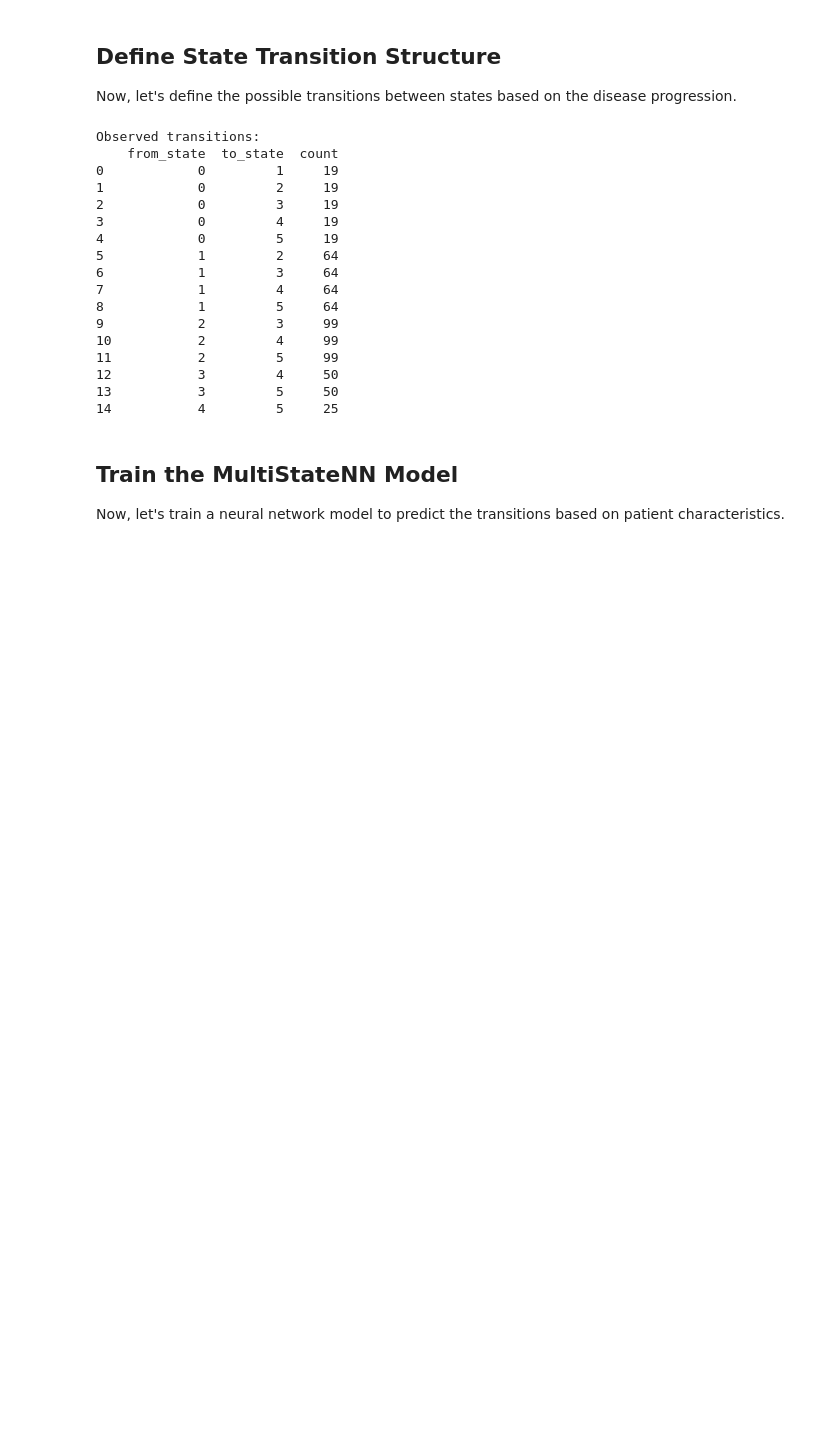
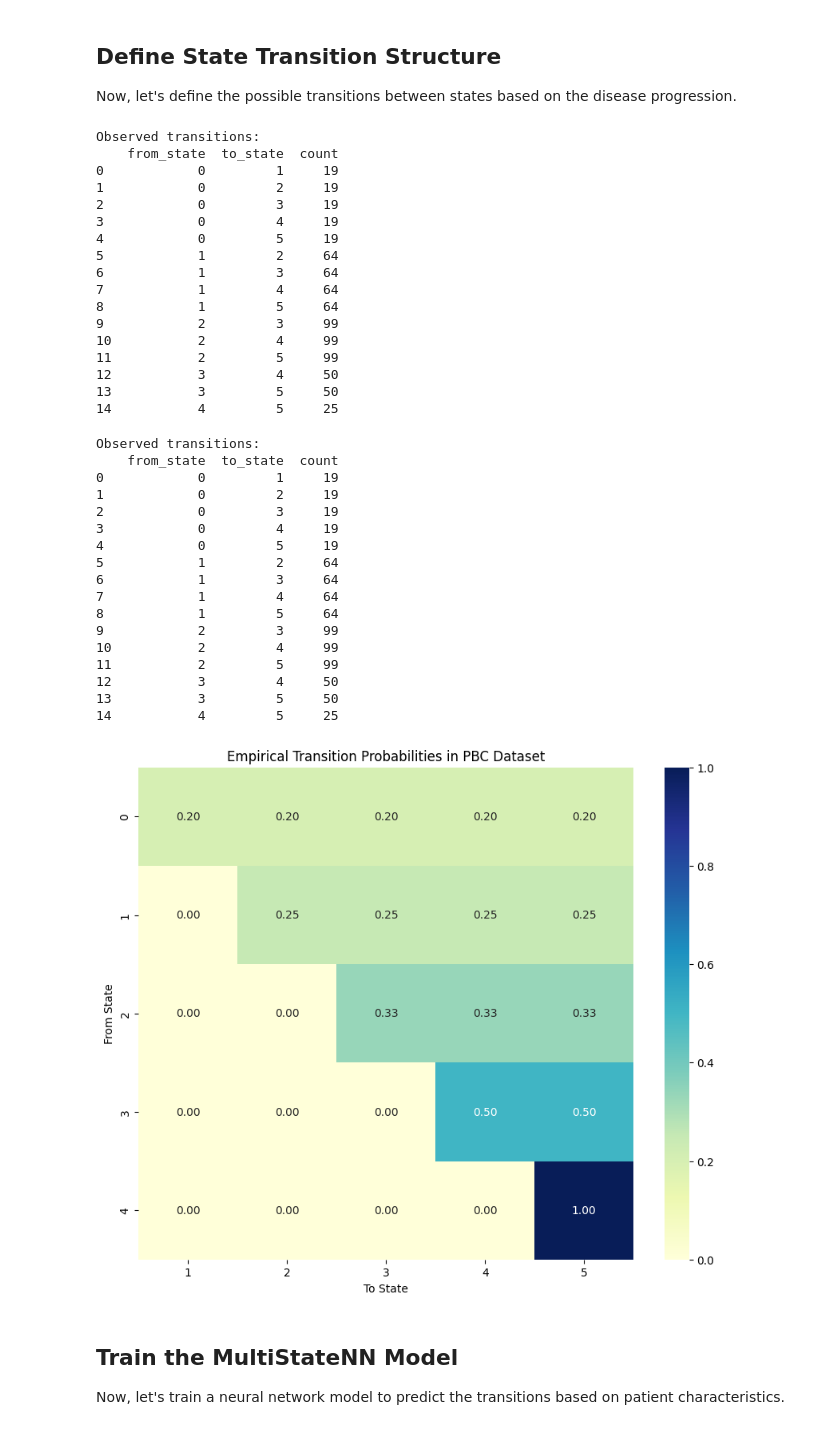
Before and after one commit to denizakdemir/multistate_nn, a Jupyter notebook: examples/pbc_analysis_example.ipynb, the cells around one changed output. Saved outputs shown, nothing was run; the diff lists cells and outputs as text; code cells hidden in the pictures; blank space fills up the shorter version.

```diff
--- a/examples/pbc_analysis_example.ipynb
+++ b/examples/pbc_analysis_example.ipynb
@@ -344,30 +361,51 @@ Observed transitions:
 # %%
 # Define state names and colors for better visualization
 state_names = ['Stage 1', 'Stage 2', 'Stage 3', 'Stage 4', 'Transplant', 'Death']
 state_colors = ['#66c2a5', '#fc8d62', '#8da0cb', '#e78ac3', '#a6d854', '#000000']
 
 # Use the utility function to set up state names and colors
-states_info = setup_state_names_and_colors(state_names, state_colors)
+# The first parameter should be the number of states, not a list
+num_states = len(state_names)
+state_name_dict, state_color_dict = setup_state_names_and_colors(num_states, state_names, state_colors)
 
 # Verify transitions in our data match this structure
 transition_counts = model_data.groupby(['from_state', 'to_state']).size().reset_index(name='count')
 print("Observed transitions:")
 print(transition_counts)
 
 # Visualize the transition matrix
 cross_tab = pd.crosstab(
     model_data['from_state'],
     model_data['to_state'],
     normalize='index'
 )
 
 # Plot empirical transition probabilities
 plt.figure(figsize=(10, 8))
 sns.heatmap(cross_tab, annot=True, cmap='YlGnBu', fmt='.2f')
 plt.title('Empirical Transition Probabilities in PBC Dataset')
 plt.xlabel('To State')
 plt.ylabel('From State')
 plt.show()
+# %% [output]
+Observed transitions:
+    from_state  to_state  count
+0            0         1     19
+1            0         2     19
+2            0         3     19
+3            0         4     19
+4            0         5     19
+5            1         2     64
+6            1         3     64
+7            1         4     64
+8            1         5     64
+9            2         3     99
+10           2         4     99
+11           2         5     99
+12           3         4     50
+13           3         5     50
+14           4         5     25
+[figure, added]
 # %% [markdown]
 ## Train the MultiStateNN Model
 
```
Also changed, not shown: parts of 12 cells of this notebook, 3 other files.
